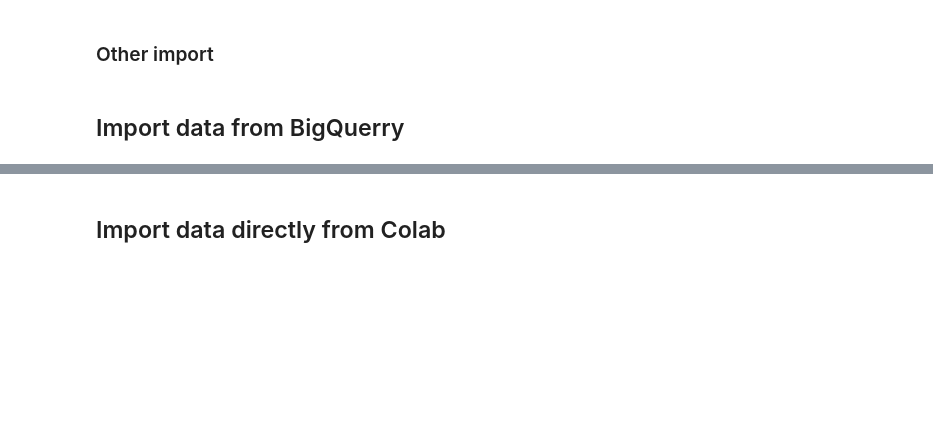
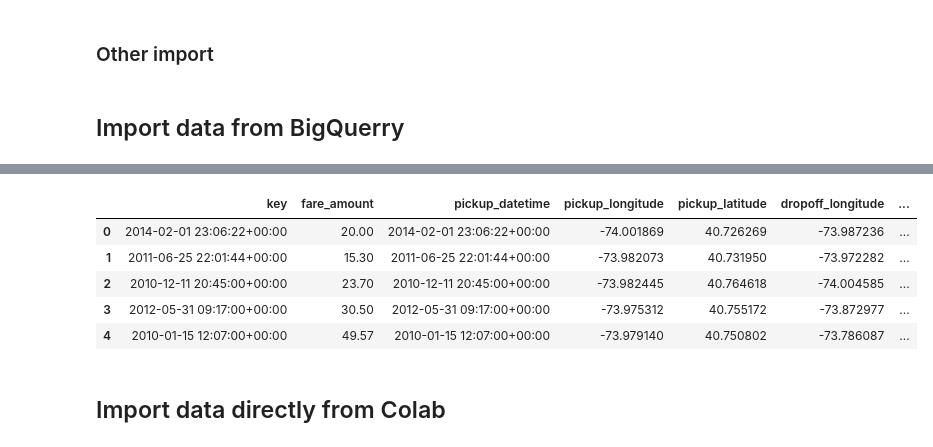
Before and after one commit to PierreM31/Kaggle_Challenge_NYC, a Jupyter notebook: model_test.ipynb, the cells around one changed output, grey strips where cells are left out. Drawn from its saved outputs; the diff is of its cells as text; code cells hidden in the pictures; blank space fills up the shorter version.

Commit message:
from big query

```diff
--- a/model_test.ipynb
+++ b/model_test.ipynb
@@ -33,0 +29,19 @@ client = bigquery.Client(project='bigquery-public-data')"""
+# %%
+from google.colab import auth
+auth.authenticate_user()
+print('Authenticated')
+
+project_id = 'scientific-pad-228220'
+
+from google.cloud import bigquery
+
+client = bigquery.Client(project=project_id)
+
+
+
+row_count = client.query('''SELECT COUNT(*) as total  FROM `scientific-pad-228220.kaggle.train_cos_sin_manhattan_1M`''').to_dataframe().total[0]
+
+print (row_count)
+df = client.query('''SELECT * FROM `scientific-pad-228220.kaggle.train_cos_sin_manhattan_1M` LIMIT 10000''').to_dataframe()
+
+print('Full dataset has %d rows' % row_count)
@@ -34,3 +53,13 @@ client = bigquery.Client(project='bigquery-public-data')"""
+# %%
+df_train = df
+df_train.head()
+# %% [output]
+|  | key | fare_amount | pickup_datetime | pickup_longitude | pickup_latitude | dropoff_longitude | ... |
+| 0 | 2014-02-01 23:06:22+00:00 | 20.00 | 2014-02-01 23:06:22+00:00 | -74.001869 | 40.726269 | -73.987236 | ... |
+| 1 | 2011-06-25 22:01:44+00:00 | 15.30 | 2011-06-25 22:01:44+00:00 | -73.982073 | 40.731950 | -73.972282 | ... |
+| 2 | 2010-12-11 20:45:00+00:00 | 23.70 | 2010-12-11 20:45:00+00:00 | -73.982445 | 40.764618 | -74.004585 | ... |
+| 3 | 2012-05-31 09:17:00+00:00 | 30.50 | 2012-05-31 09:17:00+00:00 | -73.975312 | 40.755172 | -73.872977 | ... |
+| 4 | 2010-01-15 12:07:00+00:00 | 49.57 | 2010-01-15 12:07:00+00:00 | -73.979140 | 40.750802 | -73.786087 | ... |
 # %% [markdown]
 ## Import data directly from Colab
 # %%
```
Also changed, not shown: parts of 2 cells of this notebook.
